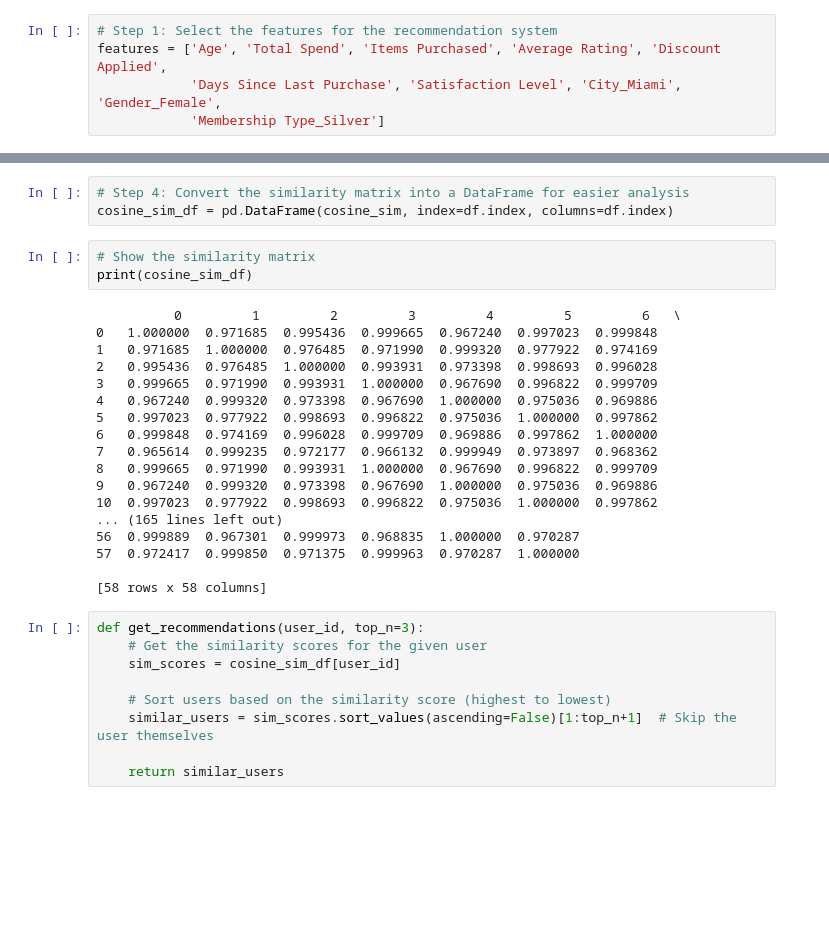
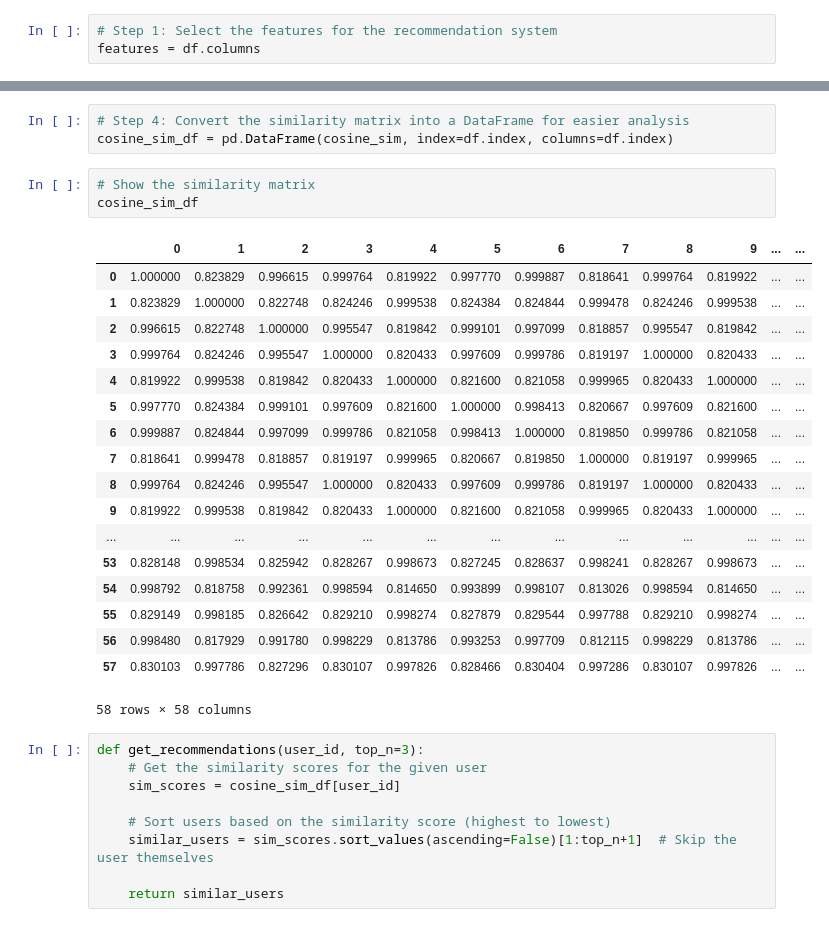
Before and after one commit to Marikinyo/E-commerce-Customer-Behavior, a Jupyter notebook: recommendations.ipynb, the cells around one changed output, grey strips where cells are left out. Saved outputs shown, nothing was run; the diff lists cells and outputs as text; blank space fills up the shorter version.

Commit message:
cosine_similarity for people from Miami

```diff
--- a/recommendations.ipynb
+++ b/recommendations.ipynb
@@ -30,9 +30,7 @@ df.head()
 | 4 | 0.352941 | 0.233931 | 0.214286 | 0.421053 | 1.0 | 0.444444 | ... |
 # %%
 # Step 1: Select the features for the recommendation system
-features = ['Age', 'Total Spend', 'Items Purchased', 'Average Rating', 'Discount Applied',
-            'Days Since Last Purchase', 'Satisfaction Level', 'City_Miami', 'Gender_Female',
-            'Membership Type_Silver']
+features = df.columns
 # %%
 # Step 2: Extract the relevant features from the DataFrame
 df_features = df[features]
@@ -44,25 +42,26 @@ cosine_sim = cosine_similarity(df_features)
 cosine_sim_df = pd.DataFrame(cosine_sim, index=df.index, columns=df.index)
 # %%
 # Show the similarity matrix
-print(cosine_sim_df)
+cosine_sim_df
 # %% [output]
+|  | 0 | 1 | 2 | 3 | 4 | 5 | 6 | 7 | 8 | 9 | ... | ... |
+| 0 | 1.000000 | 0.823829 | 0.996615 | 0.999764 | 0.819922 | 0.997770 | 0.999887 | 0.818641 | 0.999764 | 0.819922 | ... | ... |
+| 1 | 0.823829 | 1.000000 | 0.822748 | 0.824246 | 0.999538 | 0.824384 | 0.824844 | 0.999478 | 0.824246 | 0.999538 | ... | ... |
+| 2 | 0.996615 | 0.822748 | 1.000000 | 0.995547 | 0.819842 | 0.999101 | 0.997099 | 0.818857 | 0.995547 | 0.819842 | ... | ... |
+| 3 | 0.999764 | 0.824246 | 0.995547 | 1.000000 | 0.820433 | 0.997609 | 0.999786 | 0.819197 | 1.000000 | 0.820433 | ... | ... |
+| 4 | 0.819922 | 0.999538 | 0.819842 | 0.820433 | 1.000000 | 0.821600 | 0.821058 | 0.999965 | 0.820433 | 1.000000 | ... | ... |
+| 5 | 0.997770 | 0.824384 | 0.999101 | 0.997609 | 0.821600 | 1.000000 | 0.998413 | 0.820667 | 0.997609 | 0.821600 | ... | ... |
+| 6 | 0.999887 | 0.824844 | 0.997099 | 0.999786 | 0.821058 | 0.998413 | 1.000000 | 0.819850 | 0.999786 | 0.821058 | ... | ... |
+| 7 | 0.818641 | 0.999478 | 0.818857 | 0.819197 | 0.999965 | 0.820667 | 0.819850 | 1.000000 | 0.819197 | 0.999965 | ... | ... |
+| 8 | 0.999764 | 0.824246 | 0.995547 | 1.000000 | 0.820433 | 0.997609 | 0.999786 | 0.819197 | 1.000000 | 0.820433 | ... | ... |
+| 9 | 0.819922 | 0.999538 | 0.819842 | 0.820433 | 1.000000 | 0.821600 | 0.821058 | 0.999965 | 0.820433 | 1.000000 | ... | ... |
+| ... | ... | ... | ... | ... | ... | ... | ... | ... | ... | ... | ... | ... |
+| 53 | 0.828148 | 0.998534 | 0.825942 | 0.828267 | 0.998673 | 0.827245 | 0.828637 | 0.998241 | 0.828267 | 0.998673 | ... | ... |
+| 54 | 0.998792 | 0.818758 | 0.992361 | 0.998594 | 0.814650 | 0.993899 | 0.998107 | 0.813026 | 0.998594 | 0.814650 | ... | ... |
+| 55 | 0.829149 | 0.998185 | 0.826642 | 0.829210 | 0.998274 | 0.827879 | 0.829544 | 0.997788 | 0.829210 | 0.998274 | ... | ... |
+| 56 | 0.998480 | 0.817929 | 0.991780 | 0.998229 | 0.813786 | 0.993253 | 0.997709 | 0.812115 | 0.998229 | 0.813786 | ... | ... |
+| 57 | 0.830103 | 0.997786 | 0.827296 | 0.830107 | 0.997826 | 0.828466 | 0.830404 | 0.997286 | 0.830107 | 0.997826 | ... | ... |
-          0         1         2         3         4         5         6   \
-0   1.000000  0.971685  0.995436  0.999665  0.967240  0.997023  0.999848
-1   0.971685  1.000000  0.976485  0.971990  0.999320  0.977922  0.974169
-2   0.995436  0.976485  1.000000  0.993931  0.973398  0.998693  0.996028
-3   0.999665  0.971990  0.993931  1.000000  0.967690  0.996822  0.999709
-4   0.967240  0.999320  0.973398  0.967690  1.000000  0.975036  0.969886
-5   0.997023  0.977922  0.998693  0.996822  0.975036  1.000000  0.997862
-6   0.999848  0.974169  0.996028  0.999709  0.969886  0.997862  1.000000
-7   0.965614  0.999235  0.972177  0.966132  0.999949  0.973897  0.968362
-8   0.999665  0.971990  0.993931  1.000000  0.967690  0.996822  0.999709
-9   0.967240  0.999320  0.973398  0.967690  1.000000  0.975036  0.969886
-10  0.997023  0.977922  0.998693  0.996822  0.975036  1.000000  0.997862
-... (165 lines left out)
-56  0.999889  0.967301  0.999973  0.968835  1.000000  0.970287
-57  0.972417  0.999850  0.971375  0.999963  0.970287  1.000000
-
-[58 rows x 58 columns]
+58 rows × 58 columns
 # %%
 def get_recommendations(user_id, top_n=3):
     # Get the similarity scores for the given user
```
Also changed, not shown: parts of 1 cell of this notebook.
